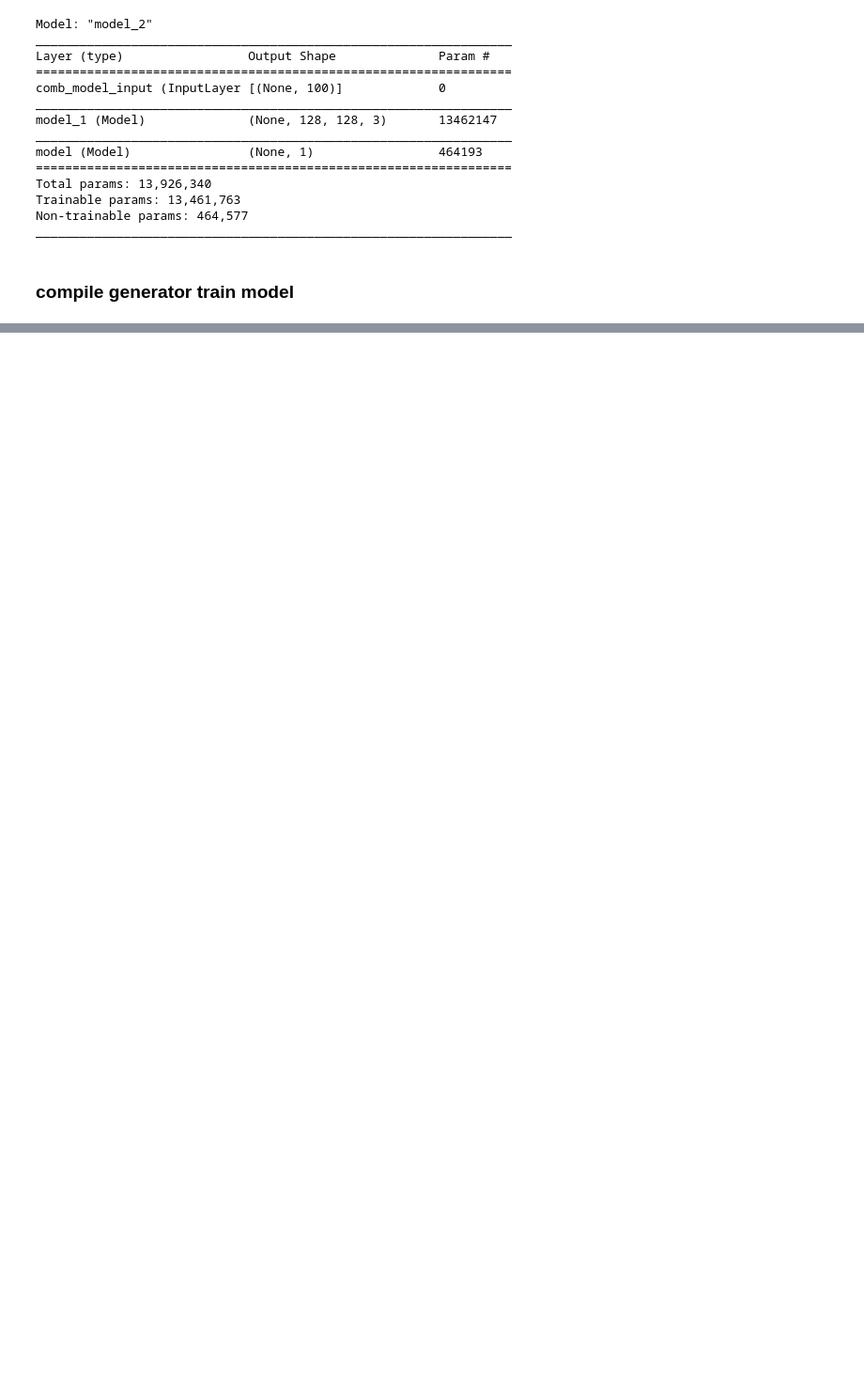
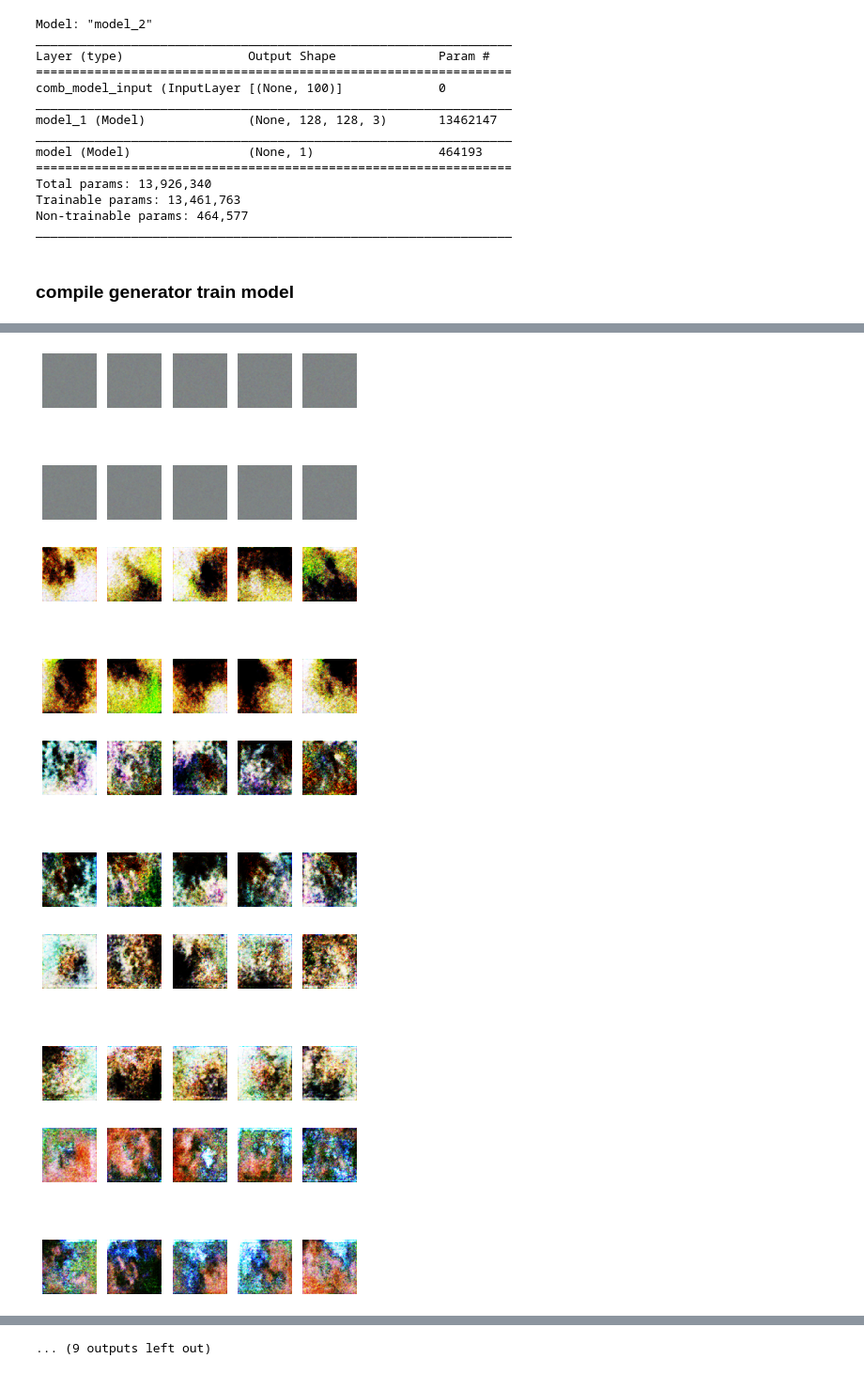
Before and after one commit to Masao-Taketani/various_GANs_analysis, a Jupyter notebook: wgan.ipynb, the cells around one changed output, grey strips where cells are left out. Shown at 94% size. Drawn from its saved outputs; the diff is of its cells as text; code cells hidden in the pictures; blank space fills up the shorter version.

Commit message:
training on wgan is done, but may need to check the code.

```diff
--- a/wgan.ipynb
+++ b/wgan.ipynb
@@ -58,4 +61,29 @@ path: drive/My Drive/dataset/gan/dog_imgs/n02105855-Shetland_sheepdog/n02105855_
+# %%
+data_path = "tfrecords/whole_dogs_data.tfrecord"
+# %%
+def parse(example):
+    features = tf.parse_single_example(
+        example,
+        features={
+            'X': tf.FixedLenFeature([img_size * img_size * channel_size], dtype=tf.float32)
+        })
+
+    X = features['X']
+
+    return X
+
+
+def iterator(tfrecord_path, num_data):
+    dataset = tf.data.TFRecordDataset([tfrecord_path]).map(parse)
+    dataset = dataset.repeat(-1).batch(num_data)
+    iterator = dataset.make_one_shot_iterator()
+
+    X = iterator.get_next()
+    X = tf.reshape(X, [-1, img_size, img_size, channel_size])
+
+    return X
 # %%
-x_train = np.array(x_train)
+x_train = iterator(data_path, num_data)
+x_train = tf.Session().run(x_train)
 x_train.shape
 # %% [output]
@@ -296,17 +308,16 @@ def plot_generated_imgs(rows, cols, noises, it, gen_model):
     for row in range(rows):
         for col in range(cols):
             try:
-                axs[row, col].imshow(gen_imgs[ith_img,:,:,0], cmap="gray")
+                axs[row, col].imshow(gen_imgs[ith_img,:,:,:])
                 axs[row, col].axis("off")
                 ith_img += 1
             except IndexError:
-                axs[col].imshow(gen_imgs[ith_img,:,:,0], cmap="gray")
+                axs[col].imshow(gen_imgs[ith_img,:,:,:])
                 axs[col].axis("off")
                 ith_img += 1
 # %%
 iterations = 20_000
-batch_size = 32
-rows, cols = 1, 5
+rows, cols = 2, 5
 noises = np.random.normal(0, 1, (rows * cols, z_dims))
 
 print("[training log]")
@@ -314,9 +325,9 @@ for it in range(iterations):
 
     for i in range(5):
         if i == 4:
-            critic_loss = train_critic_(critic_model, gen_model, x_train, batch_size)
+            critic_loss = train_critic(critic_model, gen_model, x_train, batch_size)
         else:
-            _ = train_critic_(critic_model, gen_model, x_train, batch_size)
+            _ = train_critic(critic_model, gen_model, x_train, batch_size)
 
     gen_loss = train_gen(comb_model, batch_size)
 
@@ -326,7 +337,7 @@ for it in range(iterations):
           (it, critic_loss[0], 100 * critic_loss[1], gen_loss[0], gen_loss[1]))
         plot_generated_imgs(rows, cols, noises, it, gen_model)
 
-print("[5 generated images for each 1000th iteration]")
+print("[10 generated images for each 1000th iteration]")
 # %% [output]
 [training log]
 WARNING:tensorflow:Discrepancy between trainable weights and collected trainable weights, did you set `model.trainable` without calling `model.compile` after ?
@@ -347,0 +359,5 @@ iteration:  15000
+[figure, added]
+[figure, added]
+[figure, added]
+[figure, added]
+[figure, added]
@@ -347,0 +370 @@ iteration:  15000
+... (9 outputs left out)
```
Also changed, not shown: parts of 11 cells of this notebook.
